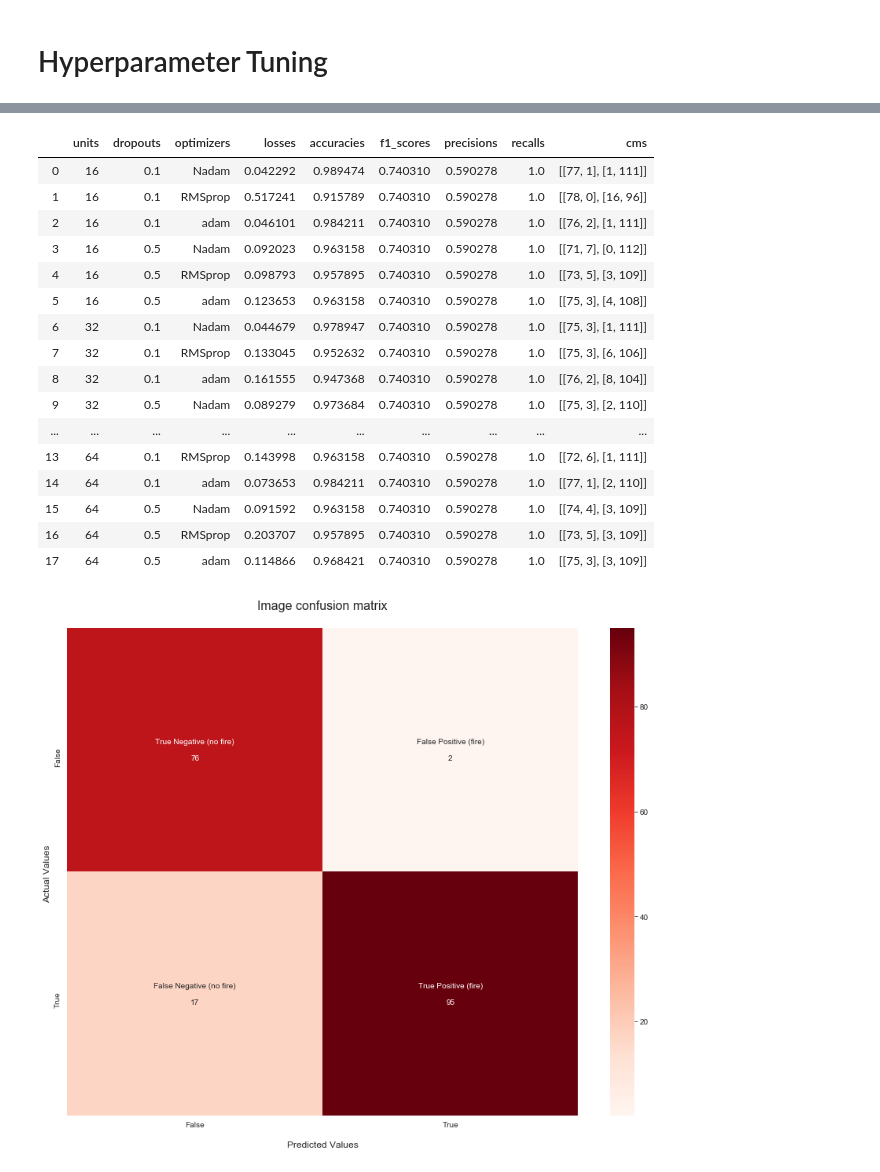
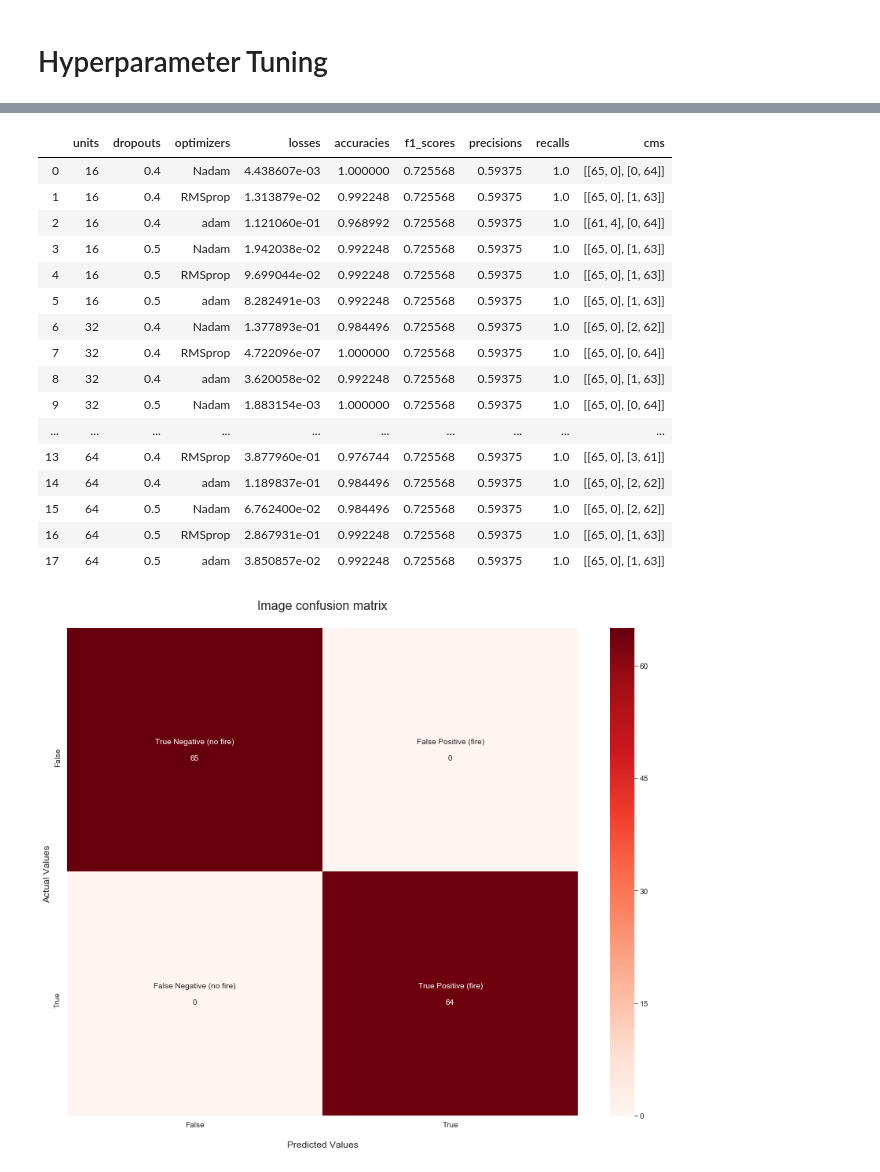
Before and after one commit to sdeittrick/Wildfire_Detection_Capstone_697, a Jupyter notebook: wildfire_prediction_pipeline/model_aggregation.ipynb, the cells around one changed output, grey strips where cells are left out. Cells and saved outputs as stored; diff of their text form; code cells hidden in the pictures.

Commit message:
unreal model train, unreal model uneven test

```diff
--- a/wildfire_prediction_pipeline/model_aggregation.ipynb
+++ b/wildfire_prediction_pipeline/model_aggregation.ipynb
@@ -55,10 +52,10 @@ For loading the images for the model simply run the the below code
 # to load image files from pickles both train and test
 dir = os.getcwd()
 
-with open('{}/artifacts/{}'.format(dir, 'train_images_pkl.pkl'), 'rb') as pickle_file: #train_images_pkl_all.pkl
+with open('{}/artifacts/{}'.format(dir, 'train_images_unrealEvenish_pkl.pkl'), 'rb') as pickle_file: #train_images_pkl_all.pkl
     train_data = pickle.load(pickle_file)
 
-with open('{}/artifacts/{}'.format(dir, 'test_images_pkl_w_drone.pkl'), 'rb') as pickle_file: #test_images_pkl_even_ratio.pkl
+with open('{}/artifacts/{}'.format(dir, 'test_images_unrealUneven_pkl.pkl'), 'rb') as pickle_file: #test_images_pkl_even_ratio.pkl
     test_data = pickle.load(pickle_file)
 # %% [markdown]
 Now that we have loaded the images we can split the training set in to training, development and test images. We have imported a function that we have created for this.
@@ -157,10 +150,7 @@ hold_out_images = tuple(list(hold_out_images) + augmented_hold_out_images)
 hold_out_labels = hold_out_labels + tuple(augmented_hold_out_labels)
 
 hold_out_images = tf.convert_to_tensor(hold_out_images , dtype=tf.float32)
-input_shape = hold_out_images.shape[1:]
+# input_shape = hold_out_images.shape[1:]
 
-# print(hold_out_images.shape)
-# print(hold_out_images.shape)
-# print(input_shape)
-plot_images(hold_out_images, hold_out_labels)
+# plot_images(hold_out_images, hold_out_labels)
 # %% [output]
@@ -172,11 +165,11 @@ plot_images(hold_out_images, hold_out_labels)
 #! rm -rf ./logs/
 # %%
 session_num = 0
-epochs = 25
-HP_NUM_UNITS = hp.HParam('num_units', hp.Discrete([16,32,64]))#, 64])) #8, 16
-HP_DROPOUT = hp.HParam('dropout', hp.RealInterval(0.1, 0.5))
-# dropout_rate = 0.3
-HP_OPTIMIZER = hp.HParam('optimizer', hp.Discrete(['RMSprop','adam','Nadam']))#,'adam', 'Nadam'])) #'sgd','Adagrad','RMSprop',
+epochs = 50
+HP_NUM_UNITS = hp.HParam('num_units', hp.Discrete([16,32,64]))#, 64])) #8, 16, 16,32,
+HP_DROPOUT = hp.HParam('dropout', hp.RealInterval(0.4, 0.5))
+# dropout_rate = 0.2
+HP_OPTIMIZER = hp.HParam('optimizer', hp.Discrete(['adam','RMSprop','Nadam',]))#,'adam', 'Nadam'])) #'sgd','Adagrad','RMSprop',,'Nadam','Nadam'
 
 params = []
 losses = []
@@ -237,25 +233,31 @@ Epoch 25/25
 
 modelDf = pd.DataFrame(list(zip(units, dropouts, optimizers, losses, accuracies, f1_scores, precisions, recalls, cms)),#aucs,
                columns =['units', 'dropouts', 'optimizers', 'losses', 'accuracies', 'f1_scores', 'precisions', 'recalls', 'cms'])#'aucs',
+
+# epoch20dropout23optimize3Df = modelDf
+# epoch20dropout23optimize3Histories = histories
+epoch50dropout45optimize3Df = modelDf
+epoch50dropout45optimize3Histories = histories
+
 modelDf
 # %% [output]
 |  | units | dropouts | optimizers | losses | accuracies | f1_scores | precisions | recalls | cms |
-| 0 | 16 | 0.1 | Nadam | 0.042292 | 0.989474 | 0.740310 | 0.590278 | 1.0 | [[77, 1], [1, 111]] |
-| 1 | 16 | 0.1 | RMSprop | 0.517241 | 0.915789 | 0.740310 | 0.590278 | 1.0 | [[78, 0], [16, 96]] |
-| 2 | 16 | 0.1 | adam | 0.046101 | 0.984211 | 0.740310 | 0.590278 | 1.0 | [[76, 2], [1, 111]] |
-| 3 | 16 | 0.5 | Nadam | 0.092023 | 0.963158 | 0.740310 | 0.590278 | 1.0 | [[71, 7], [0, 112]] |
-| 4 | 16 | 0.5 | RMSprop | 0.098793 | 0.957895 | 0.740310 | 0.590278 | 1.0 | [[73, 5], [3, 109]] |
-| 5 | 16 | 0.5 | adam | 0.123653 | 0.963158 | 0.740310 | 0.590278 | 1.0 | [[75, 3], [4, 108]] |
-| 6 | 32 | 0.1 | Nadam | 0.044679 | 0.978947 | 0.740310 | 0.590278 | 1.0 | [[75, 3], [1, 111]] |
-| 7 | 32 | 0.1 | RMSprop | 0.133045 | 0.952632 | 0.740310 | 0.590278 | 1.0 | [[75, 3], [6, 106]] |
-| 8 | 32 | 0.1 | adam | 0.161555 | 0.947368 | 0.740310 | 0.590278 | 1.0 | [[76, 2], [8, 104]] |
-| 9 | 32 | 0.5 | Nadam | 0.089279 | 0.973684 | 0.740310 | 0.590278 | 1.0 | [[75, 3], [2, 110]] |
+| 0 | 16 | 0.4 | Nadam | 4.438607e-03 | 1.000000 | 0.725568 | 0.59375 | 1.0 | [[65, 0], [0, 64]] |
+| 1 | 16 | 0.4 | RMSprop | 1.313879e-02 | 0.992248 | 0.725568 | 0.59375 | 1.0 | [[65, 0], [1, 63]] |
+| 2 | 16 | 0.4 | adam | 1.121060e-01 | 0.968992 | 0.725568 | 0.59375 | 1.0 | [[61, 4], [0, 64]] |
+| 3 | 16 | 0.5 | Nadam | 1.942038e-02 | 0.992248 | 0.725568 | 0.59375 | 1.0 | [[65, 0], [1, 63]] |
+| 4 | 16 | 0.5 | RMSprop | 9.699044e-02 | 0.992248 | 0.725568 | 0.59375 | 1.0 | [[65, 0], [1, 63]] |
+| 5 | 16 | 0.5 | adam | 8.282491e-03 | 0.992248 | 0.725568 | 0.59375 | 1.0 | [[65, 0], [1, 63]] |
+| 6 | 32 | 0.4 | Nadam | 1.377893e-01 | 0.984496 | 0.725568 | 0.59375 | 1.0 | [[65, 0], [2, 62]] |
+| 7 | 32 | 0.4 | RMSprop | 4.722096e-07 | 1.000000 | 0.725568 | 0.59375 | 1.0 | [[65, 0], [0, 64]] |
+| 8 | 32 | 0.4 | adam | 3.620058e-02 | 0.992248 | 0.725568 | 0.59375 | 1.0 | [[65, 0], [1, 63]] |
+| 9 | 32 | 0.5 | Nadam | 1.883154e-03 | 1.000000 | 0.725568 | 0.59375 | 1.0 | [[65, 0], [0, 64]] |
 | ... | ... | ... | ... | ... | ... | ... | ... | ... | ... |
-| 13 | 64 | 0.1 | RMSprop | 0.143998 | 0.963158 | 0.740310 | 0.590278 | 1.0 | [[72, 6], [1, 111]] |
-| 14 | 64 | 0.1 | adam | 0.073653 | 0.984211 | 0.740310 | 0.590278 | 1.0 | [[77, 1], [2, 110]] |
-| 15 | 64 | 0.5 | Nadam | 0.091592 | 0.963158 | 0.740310 | 0.590278 | 1.0 | [[74, 4], [3, 109]] |
-| 16 | 64 | 0.5 | RMSprop | 0.203707 | 0.957895 | 0.740310 | 0.590278 | 1.0 | [[73, 5], [3, 109]] |
-| 17 | 64 | 0.5 | adam | 0.114866 | 0.968421 | 0.740310 | 0.590278 | 1.0 | [[75, 3], [3, 109]] |
+| 13 | 64 | 0.4 | RMSprop | 3.877960e-01 | 0.976744 | 0.725568 | 0.59375 | 1.0 | [[65, 0], [3, 61]] |
+| 14 | 64 | 0.4 | adam | 1.189837e-01 | 0.984496 | 0.725568 | 0.59375 | 1.0 | [[65, 0], [2, 62]] |
+| 15 | 64 | 0.5 | Nadam | 6.762400e-02 | 0.984496 | 0.725568 | 0.59375 | 1.0 | [[65, 0], [2, 62]] |
+| 16 | 64 | 0.5 | RMSprop | 2.867931e-01 | 0.992248 | 0.725568 | 0.59375 | 1.0 | [[65, 0], [1, 63]] |
+| 17 | 64 | 0.5 | adam | 3.850857e-02 | 0.992248 | 0.725568 | 0.59375 | 1.0 | [[65, 0], [1, 63]] |
 # %%
 #Best so far
 
@@ -268,8 +270,8 @@ model = modelz[8]
 # %%
 
-modelDf['cms'].values[11]
+modelDf['cms'].values[0]
 
-plot_confusion_matrix_2(modelDf['cms'].values[11],normalize=False)
+plot_confusion_matrix_2(modelDf['cms'].values[0],normalize=False)
 # %% [output]
-[figure, old version]
+[figure, new version]
 # %%
```
Also changed, not shown: parts of 15 cells of this notebook, 7 other files.
